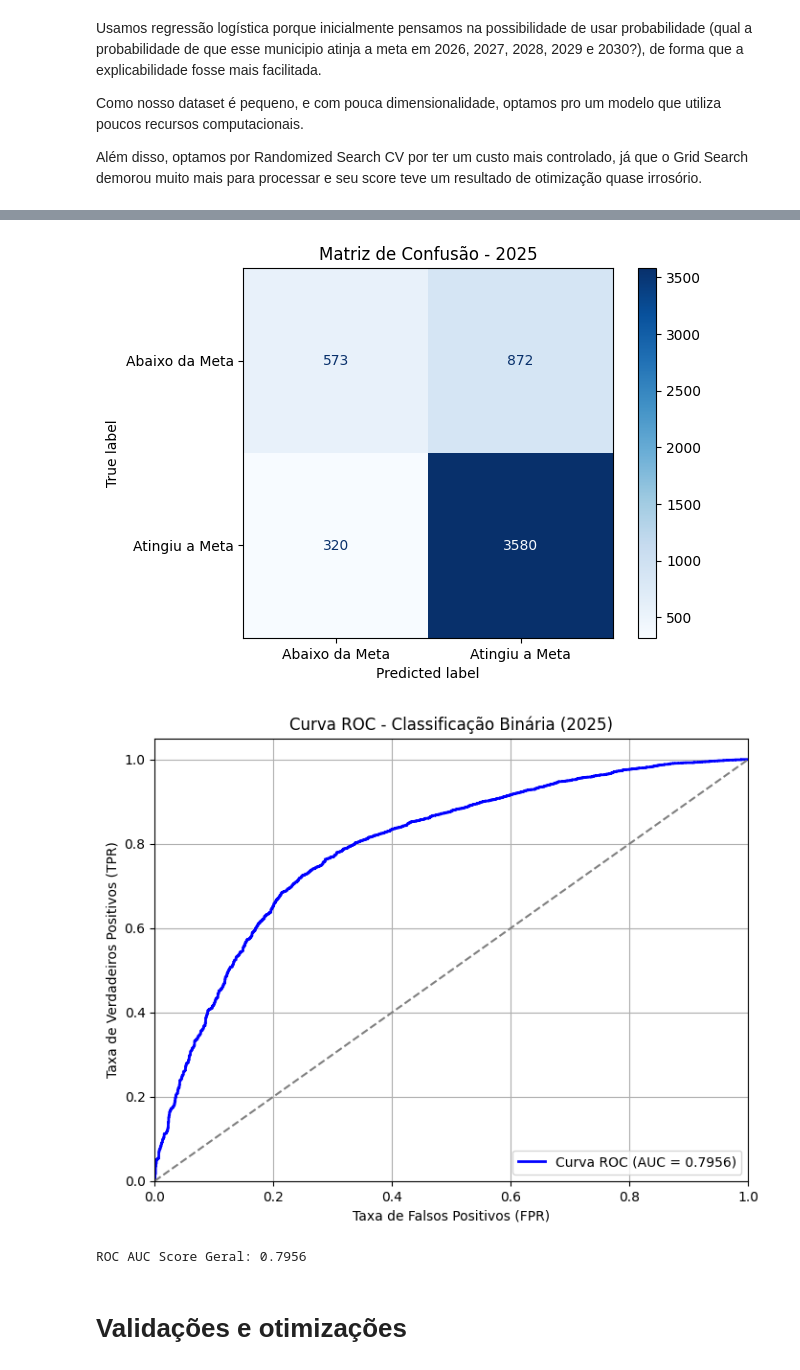
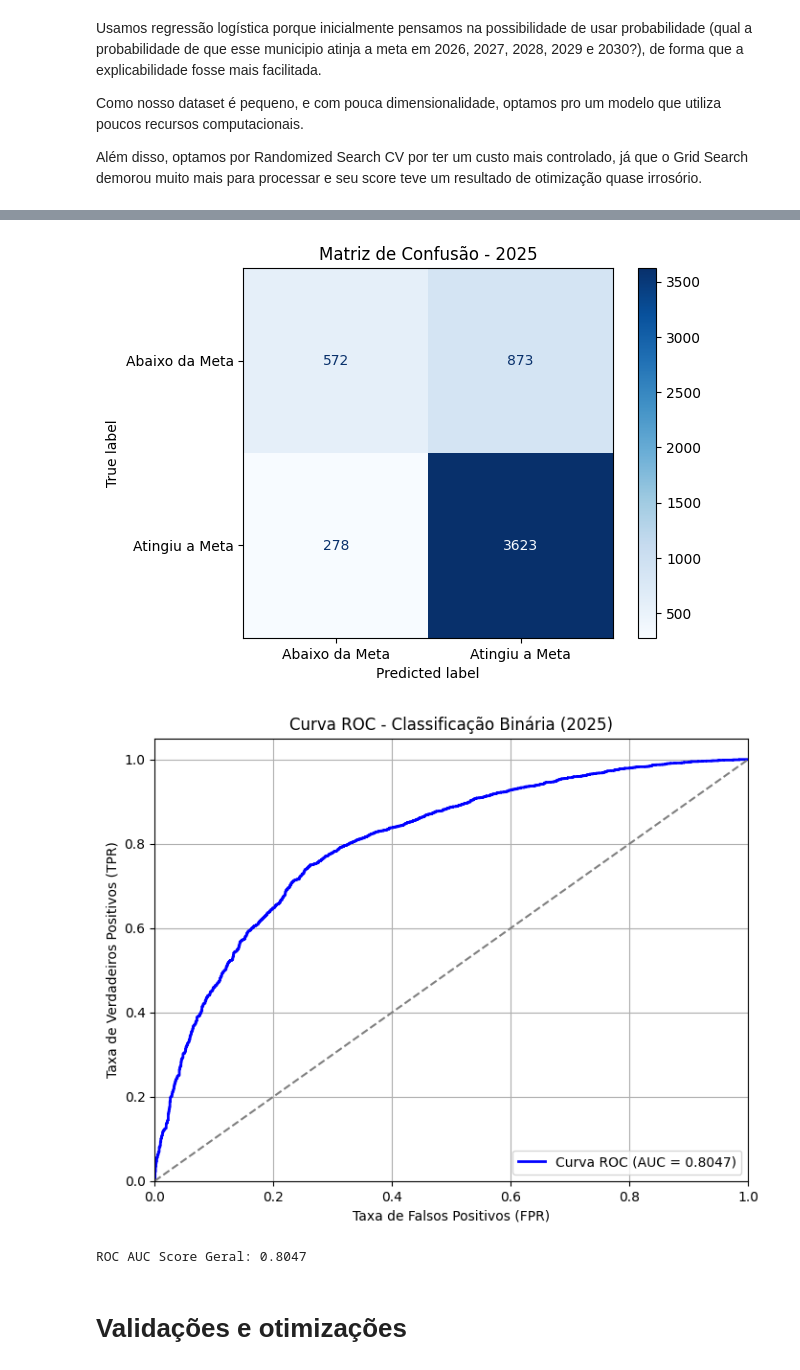
Before and after one commit to jcdematos/fiap-iast-tech-challange-03, a Jupyter notebook: jupyter-notebooks/Modelo_Classificação_Regressao_Logistica_Fase3.ipynb, the cells around one changed output, grey strips where cells are left out. Drawn from its saved outputs; the diff is of its cells as text; code cells hidden in the pictures.

Commit message:
refactor: Alteração para Grid Search CV

```diff
--- a/jupyter-notebooks/Modelo_Classificação_Regressao_Logistica_Fase3.ipynb
+++ b/jupyter-notebooks/Modelo_Classificação_Regressao_Logistica_Fase3.ipynb
@@ -237,7 +254,7 @@ dados_mais_pib_renda.head()
 # ============================================================================================
 
 #Definição do y
-y_bruto = dados_mais_pib_renda['status_meta']
+y_bruto = dados_mais_pib_renda_idhm['status_meta']
 
 #Definição do X
 colunas_X = [
@@ -248,11 +265,12 @@ colunas_X = [
     'total_avaliados',
     'media_alfa_uf',
     'sigla_uf',
+    'idhm',
     'renda_media_per_capita_R$',
     'pib_per_capita_R$',
     'densidade_demografica',
 ]
-X_bruto = dados_mais_pib_renda[colunas_X]
+X_bruto = dados_mais_pib_renda_idhm[colunas_X]
 
 #Feature encoding do X
   # Aplicar One-Hot Encoding en sigla_uf (Estado)
@@ -268,7 +286,7 @@ y_train = y_bruto[mascara_treino].copy()
 y_test = y_bruto[mascara_teste].copy()
 
 # Salvar metadados dos municípios de 2025 para a tabela final de comparação
-df_resultado_2025 = dados_mais_pib_renda[mascara_teste][
+df_resultado_2025 = dados_mais_pib_renda_idhm[mascara_teste][
     ["id_municipio", "nome_municipio", "sigla_uf", "status_meta"]
 ].copy()
 
@@ -317,7 +335,7 @@ X_test_scaled = scaler.transform(X_test)
 # ======================================
 
 # Mutual Information (escolhida porque é mais versátil, permitindo qualquer feature categórica ou não. Apesar do dataset não ser grande (não possui milhares de observações), a seleção de features vai nos ajudar na interpretabilidade)
-selector = SelectKBest(mutual_info_classif, k=20)
+selector = SelectKBest(mutual_info_classif, k=30)
 
 # Fit e transform no conjunto de treino escalonado
 X_train_selected = selector.fit_transform(X_train_scaled, y_train_encoded)
@@ -339,39 +357,37 @@ Teste: (5345, 20)
 Chegamos a utilizar o wrapper RFECV que encontra o ponto ótimo via validação cruzada, ele escolheu 27 features invés de 10 com selectkbest, teve uma ótima acurácia também: 0.8492, porém, demorou muito mais do que o selectkbest. Ou seja, tem um custo computacional maior.
 # %%
 # # =============================================================================
-# # TREINAMENTO COM REGRESSÃO LOGÍSTICA (OTIMIZADO COM RANDOMIZED SEARCH CV)
+# # TREINAMENTO COM REGRESSÃO LOGÍSTICA (OTIMIZADO COM GRID SEARCH)
 # # =============================================================================
-# 1. Definir o espaço de busca com distribuições contínuas
-
+# 1. Definir a estratégia de validação cruzada temporal
 tscv = TimeSeriesSplit(n_splits=4)
 
-param_dist = {
+# 2. Definir o grid de parâmetros
+param_grid = {
     'C': [0.001, 0.01, 0.05, 0.1, 0.2, 0.5, 1.0],
     'penalty': ['l1'],
     'solver': ['liblinear', 'saga'],
     'max_iter': [3000]
 }
 
-# 2. Instanciar a Regressão Logística
-modelo = LogisticRegression(class_weight='balanced',random_state=42)
+# 3. Instanciar o modelo
+modelo = LogisticRegression(class_weight='balanced', random_state=42)
 
-# 3. Instanciar o RandomizedSearchCV
-random_search = RandomizedSearchCV(
+# 4. Instanciar o GridSearchCV
+grid_search = GridSearchCV(
     estimator=modelo,
-    param_distributions=param_dist,
-    n_iter=50,
+    param_grid=param_grid,
     cv=tscv,
     scoring='f1_weighted',
     n_jobs=-1,
-    random_state=42,
     verbose=1
 )
 
-# 4. Executar a busca nos dados normalizados
-random_search.fit(X_train_selected, y_train_encoded)
+# 5. Treinar nos dados de treino
+grid_search.fit(X_train_selected, y_train_encoded)
 
-# 5. Exibir os resultados
-print(f"Melhor score (Validação Cruzada): {random_search.best_score_:.4f}")
-print("Melhores Hiperparâmetros:", random_search.best_params_)
+# 6. Exibir os melhores resultados
+print(f"Melhor score (Validação Cruzada): {grid_search.best_score_:.4f}")
+print("Melhores Hiperparâmetros:", grid_search.best_params_)
 # %% [output]
 Fitting 4 folds for each of 14 candidates, totalling 56 fits
@@ -385,11 +401,11 @@ Como nosso dataset é pequeno, e com pouca dimensionalidade, optamos pro um mode
 Além disso, optamos por Randomized Search CV por ter um custo mais controlado, já que o Grid Search demorou muito mais para processar e seu score teve um resultado de otimização quase irrosório.
 # %%
 # ===============================================================
-# MÉTRICAS DE AVALIAÇÃO (MODELO OTIMIZADO RANDOMIZED SEARCH CV)
+# MÉTRICAS DE AVALIAÇÃO (MODELO OTIMIZADO GRID SEARCH)
 # ===============================================================
 
 # 1. Obter o melhor modelo ajustado no RandomizedSearch
-melhor_modelo = random_search.best_estimator_
+melhor_modelo = grid_search.best_estimator_
 
 # 2. Obter probabilidades no conjunto de teste (2025)
 y_prob_matrix = melhor_modelo.predict_proba(X_test_selected)
@@ -498,6 +514,6 @@ weighted avg       0.76      0.78      0.76      5345
-[figure, old version]
+[figure, new version]
-[figure, old version]
+[figure, new version]
-ROC AUC Score Geral: 0.7956
+ROC AUC Score Geral: 0.8047
 # %% [markdown]
 # **Validações e otimizações**
 # %%
```
Also changed, not shown: parts of 9 cells of this notebook.
